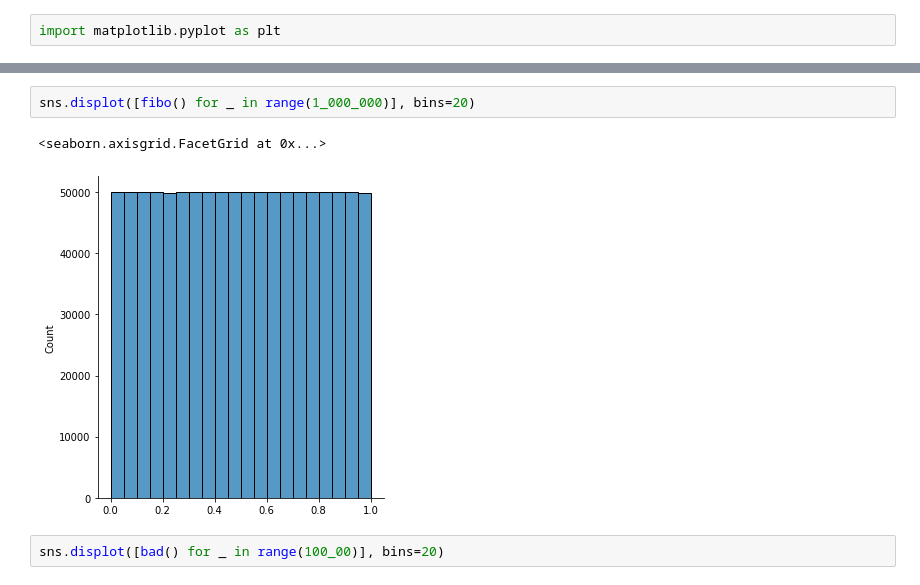
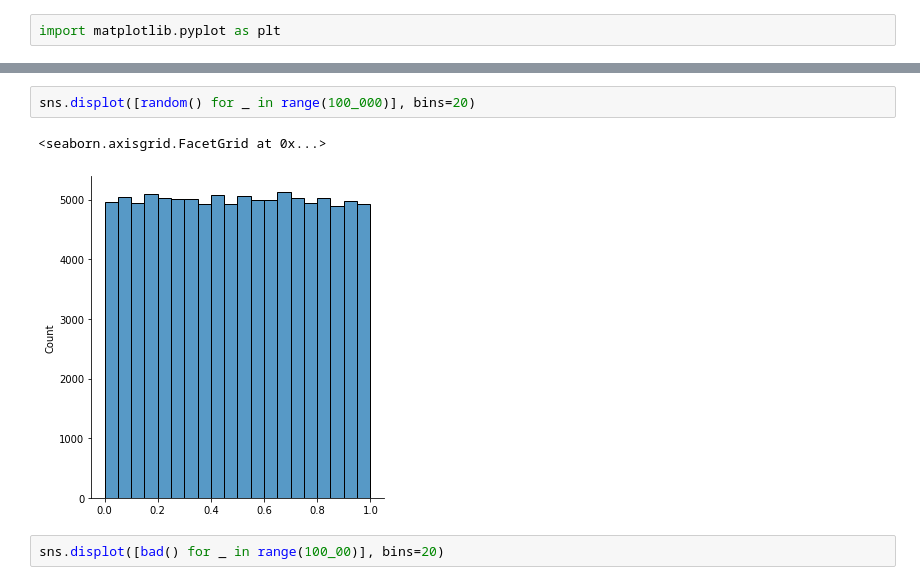
Before and after one commit to Yomguithereal/psia-python-advanced, a Jupyter notebook: experiments/PRNG.ipynb, the cells around one changed output, grey strips where cells are left out. Saved outputs shown, nothing was run; the diff lists cells and outputs as text.

```diff
--- a/experiments/PRNG.ipynb
+++ b/experiments/PRNG.ipynb
@@ -113,8 +141,8 @@ plt.show()
 # %%
-sns.displot([fibo() for _ in range(1_000_000)], bins=20)
+sns.displot([random() for _ in range(100_000)], bins=20)
 # %% [output]
 <seaborn.axisgrid.FacetGrid at 0x...>
-[figure, old version]
+[figure, new version]
 # %%
 sns.displot([bad() for _ in range(100_00)], bins=20)
 # %% [output]
```
Also changed, not shown: parts of 14 cells of this notebook.
